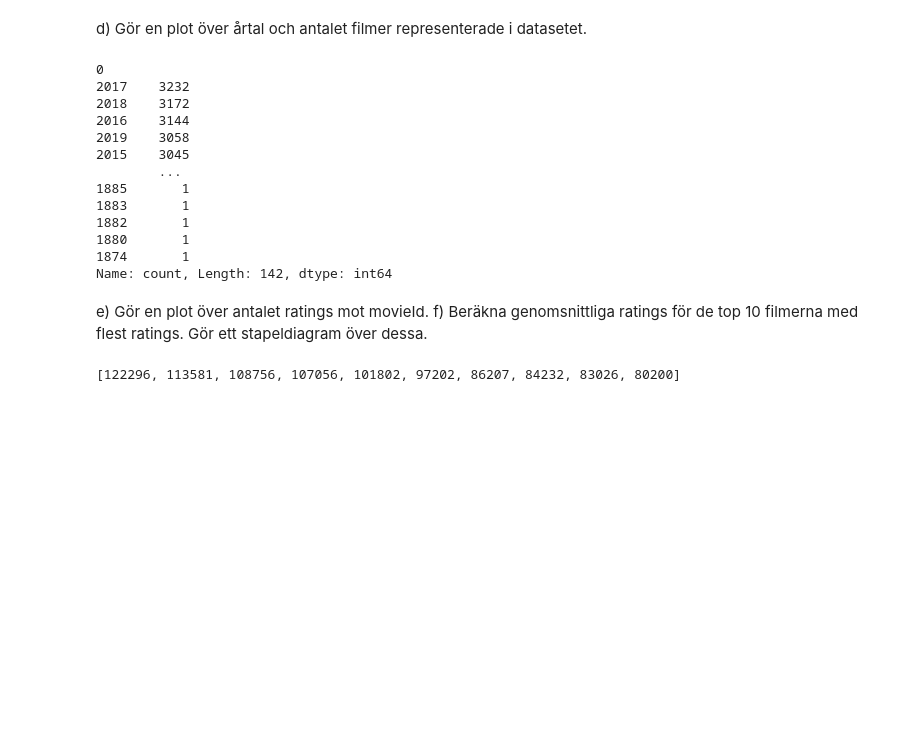
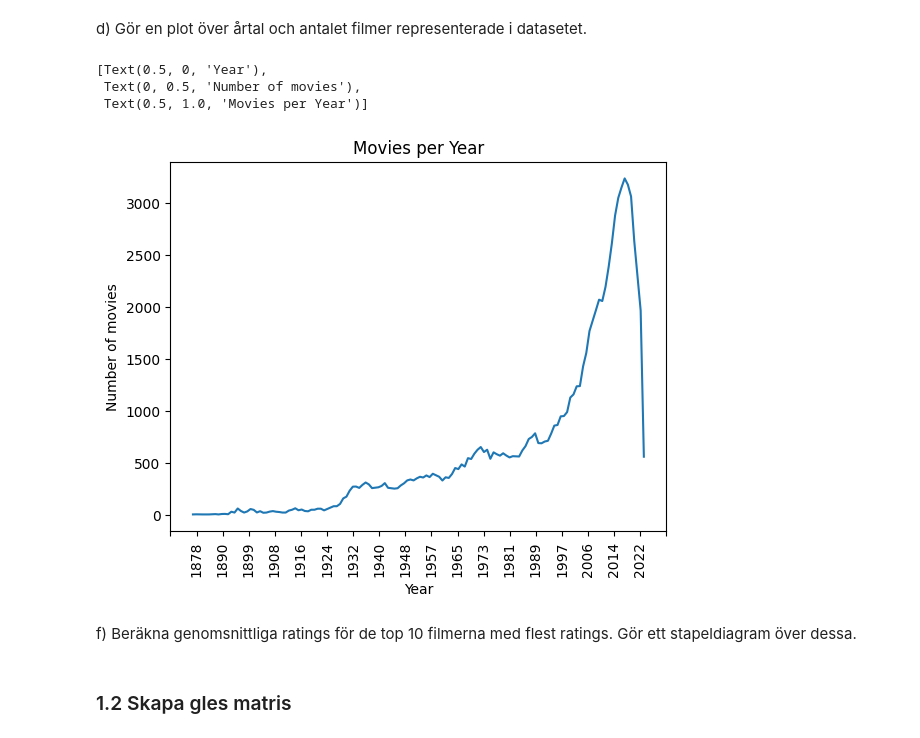
Before and after one commit to danlundh67/AI-recomend_predict, a Jupyter notebook: recommend.ipynb, the cells around one changed output. Saved outputs shown, nothing was run; the diff lists cells and outputs as text; code cells hidden in the pictures; blank space fills up the shorter version.

```diff
--- a/recommend.ipynb
+++ b/recommend.ipynb
@@ -187,29 +187,18 @@ d)  Gör en plot över årtal och antalet filmer representerade i datasetet.
 # %%
 # df_year=pd.DataFrame()
 # df_year[['year','Numb_movies']]=df_movies['title'].str.extract(r'\((\d{4})\)').value_counts()
 
-df_movies['title'].str.extract(r'\((\d{4})\)').value_counts()
+df_tmp=pd.DataFrame(df_movies['title'].str.extract(r'\((\d{4})\)').value_counts())
+df_years=df_tmp.rename_axis('years').reset_index().sort_values(by='years', ascending=True)
+
+yearplot=sns.lineplot(df_years,x='years', y='count')
+yearplot.tick_params(axis='x', rotation=90)
+yearplot.xaxis.set_major_locator(ticker.LinearLocator(20))
+yearplot.set(xlabel='Year', ylabel='Number of movies', title='Movies per Year')
 # %% [output]
-0
-2017    3232
-2018    3172
-2016    3144
-2019    3058
-2015    3045
-        ...
-1885       1
-1883       1
-1882       1
-1880       1
-1874       1
-Name: count, Length: 142, dtype: int64
+[Text(0.5, 0, 'Year'),
+ Text(0, 0.5, 'Number of movies'),
+ Text(0.5, 1.0, 'Movies per Year')]
+[figure, added]
 # %% [markdown]
-
-
-
-e)  Gör en plot över antalet ratings mot movieId.
 f)  Beräkna genomsnittliga ratings för de top 10 filmerna med flest ratings. Gör ett stapeldiagram över dessa.
-# %%
-list(top_10['Count_ratings'])
-# %% [output]
-[122296, 113581, 108756, 107056, 101802, 97202, 86207, 84232, 83026, 80200]
@@ -215,0 +207,2 @@ list(top_10['Count_ratings'])
+# %% [markdown]
+### 1.2 Skapa gles matris
```
Also changed, not shown: parts of 2 cells of this notebook.
